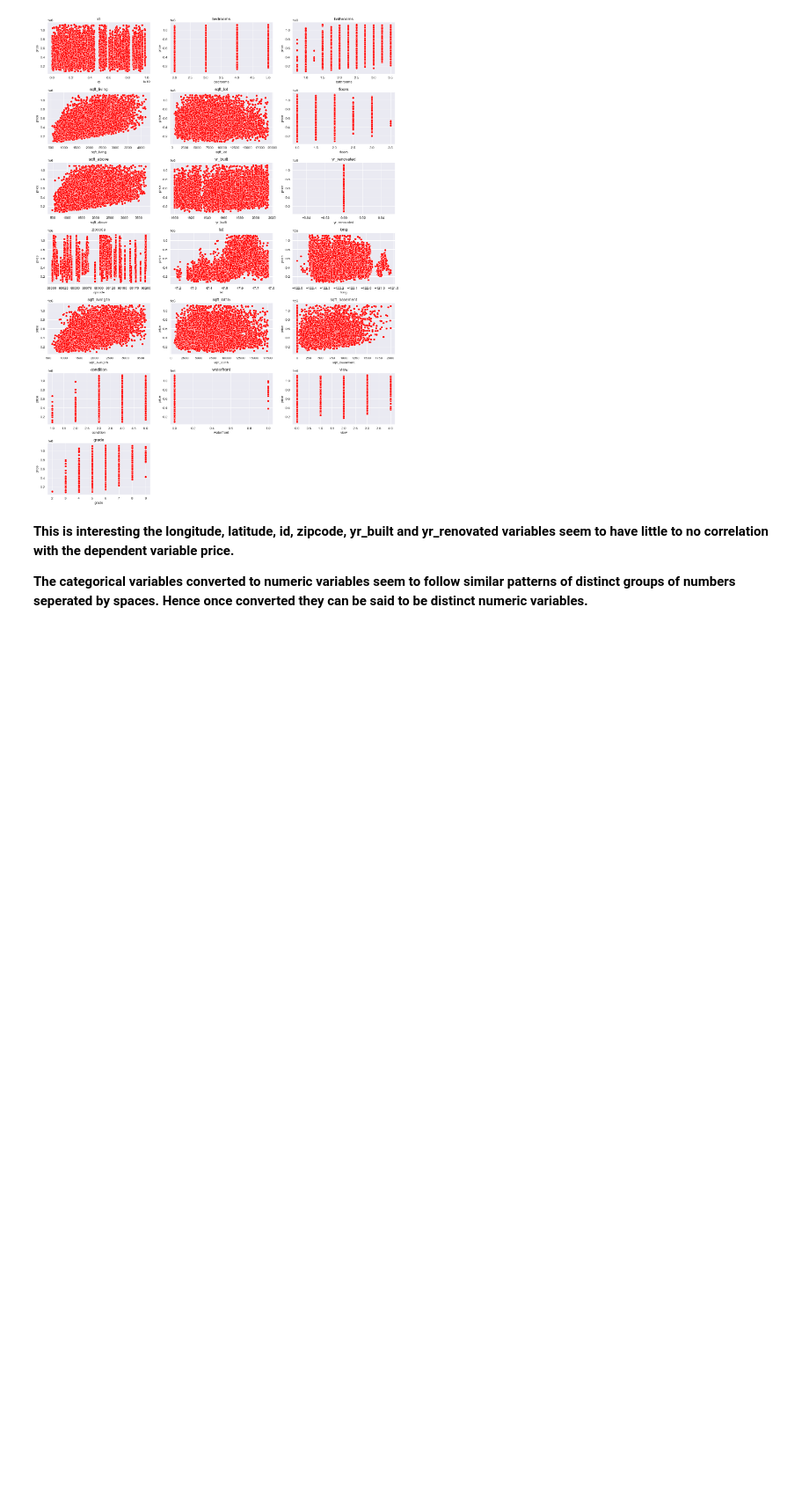
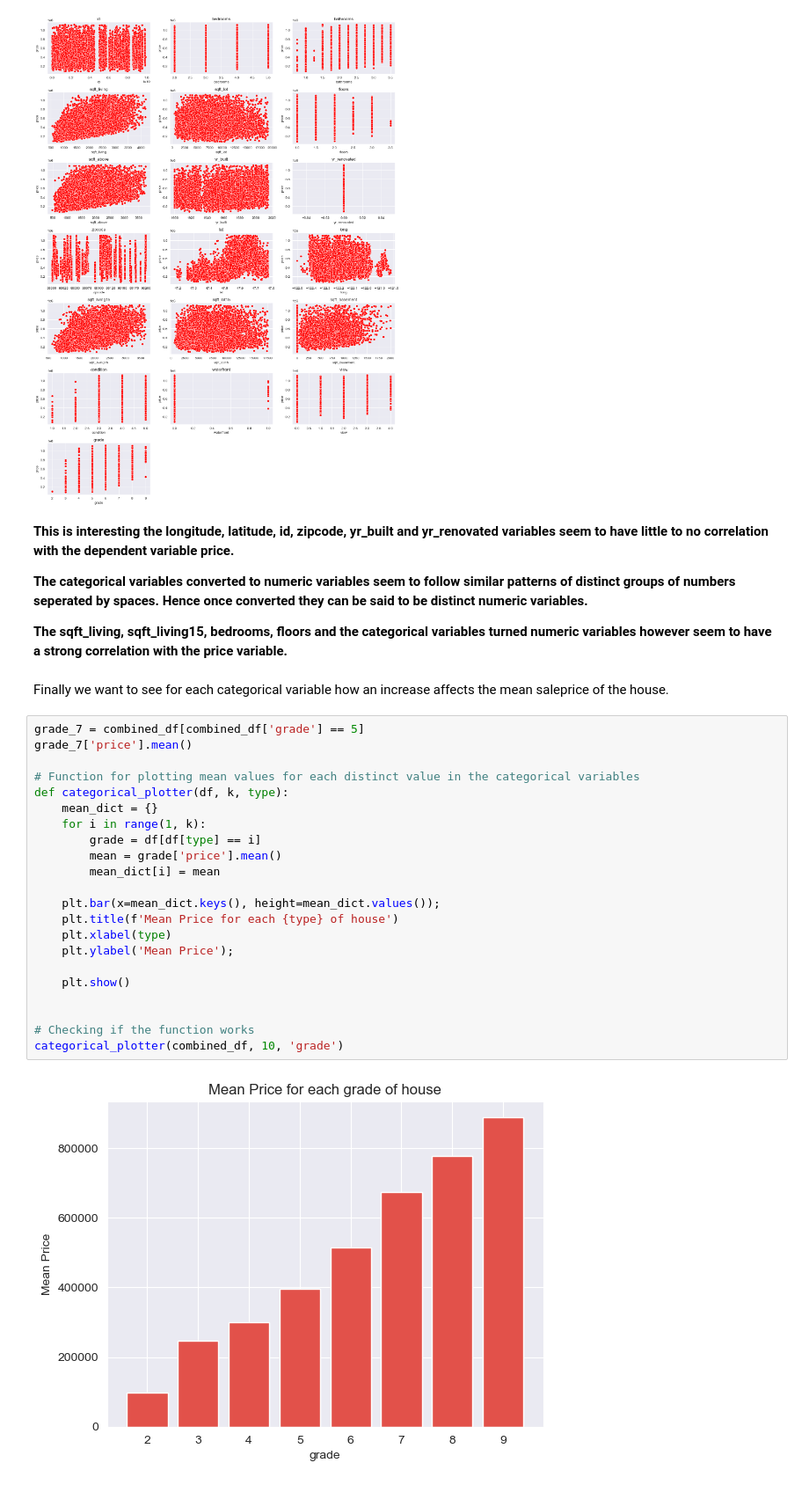
Before and after one commit to DennisWainaina/Megamax-Real-Estate-House-Project, a Jupyter notebook: index.ipynb, the cells around one changed output. Shown at 88% size. Cells and saved outputs as stored; diff of their text form; blank space fills up the shorter version.

Commit message:
Added a function that plots the relationship between distinct numeric variables and the dependent variable

```diff
--- a/index.ipynb
+++ b/index.ipynb
@@ -1087,3 +1087,31 @@ plt.show()
 **This is interesting the longitude, latitude, id, zipcode, yr_built and yr_renovated variables seem to have little to no correlation with the dependent variable price.**
 
 **The categorical variables converted to numeric variables seem to follow similar patterns of distinct groups of numbers seperated by spaces. Hence once converted they can be said to be distinct numeric variables.**
+
+**The sqft_living, sqft_living15, bedrooms, floors and the categorical variables turned numeric variables however seem to have a strong correlation with the price variable.**
+# %% [markdown]
+Finally we want to see for each categorical variable how an increase affects the mean saleprice of the house.
+# %%
+grade_7 = combined_df[combined_df['grade'] == 5]
+grade_7['price'].mean()
+
+# Function for plotting mean values for each distinct value in the categorical variables
+def categorical_plotter(df, k, type):
+    mean_dict = {}
+    for i in range(1, k):
+        grade = df[df[type] == i]
+        mean = grade['price'].mean()
+        mean_dict[i] = mean
+
+    plt.bar(x=mean_dict.keys(), height=mean_dict.values());
+    plt.title(f'Mean Price for each {type} of house')
+    plt.xlabel(type)
+    plt.ylabel('Mean Price');
+
+    plt.show()
+
+
+# Checking if the function works
+categorical_plotter(combined_df, 10, 'grade')
+# %% [output]
+[figure, added]
```
Also changed, not shown: parts of 11 cells of this notebook.
